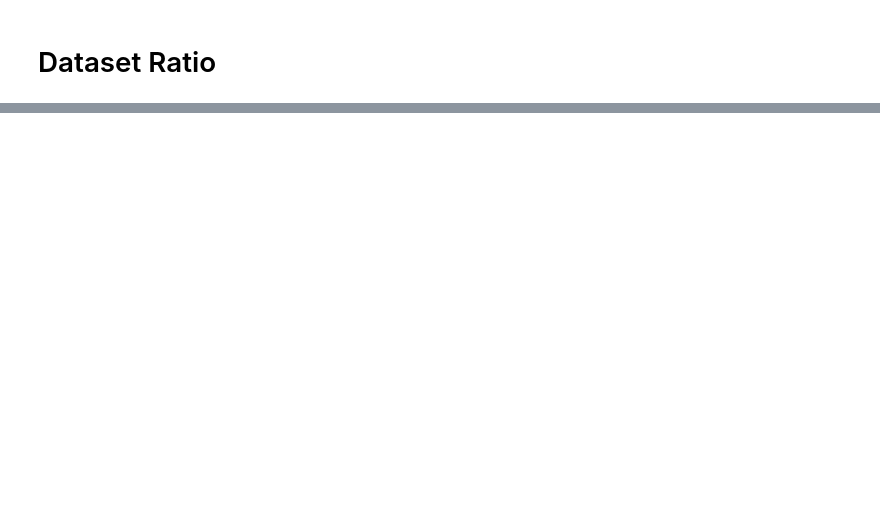
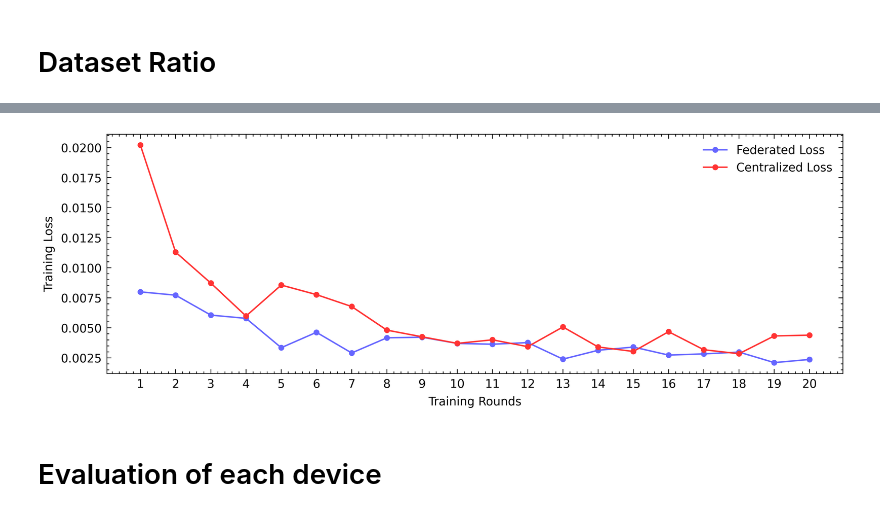
Before and after one commit to KL-DL-ML/federated-learning-autoencoder-anomaly-detection, a Jupyter notebook: evaluation.ipynb, the cells around one changed output, grey strips where cells are left out. Saved outputs shown, nothing was run; the diff lists cells and outputs as text; code cells hidden in the pictures; blank space fills up the shorter version.

```diff
--- a/evaluation.ipynb
+++ b/evaluation.ipynb
@@ -88,0 +89,19 @@ plt.show()
+# %%
+loss_distributed = [(1, 0.007995726075023413), (2, 0.007720753395309051), (3, 0.006061356669912736), (4, 0.005791679645578067), (5, 0.003349049249663949), (6, 0.0046305053401738405), (7, 0.002909042794878284), (8, 0.004172919162859519), (9, 0.004220400471240282), (10, 0.0037042145462085805), (11, 0.0036381978231171765), (12, 0.0037733128604789576), (13, 0.002396006602793932), (14, 0.0031342340322832265), (15, 0.003401408437639475), (16, 0.002734599867835641), (17, 0.002834363685299953), (18, 0.0029835276460895934), (19, 0.0021077191534762583), (20, 0.0023696079151704907)]
+loss_centralized = [(1, 0.020210760723550273), (2, 0.011303629732734), (3, 0.008725262360476969), (4, 0.005981516964965785), (5, 0.008560867010390607), (6, 0.007766905067955909), (7, 0.006774382897183942), (8, 0.004810561217016303), (9, 0.004256123997490554), (10, 0.003709195523251828), (11, 0.004003889320249857), (12, 0.0034351156654717093), (13, 0.005076047909426907), (14, 0.003408550343251382), (15, 0.0030358956325444563), (16, 0.004681511773022285), (17, 0.003178977523989395), (18, 0.0028483440431487034), (19, 0.004328048165012598), (20, 0.004392531590954457)]
+# %%
+count = [i[0] for i in loss_distributed]
+loss_dis = [i[1] for i in loss_distributed]
+loss_cen = [i[1] for i in loss_centralized]
+plt.figure(figsize=(9, 3))
+plt.plot(loss_dis, color='#6666FF', marker='.', linestyle='-', label='Federated Loss')
+plt.plot(loss_cen, color='#FF3333', marker='.', linestyle='-', label='Centralized Loss')
+plt.xticks(range(len(count)), count)
+plt.xlabel('Training Rounds')
+plt.ylabel('Training Loss')
+plt.legend()
+plt.show()
+# %% [output]
+[figure, added]
+# %% [markdown]
+# Evaluation of each device
```
Also changed, not shown: parts of 15 cells of this notebook, 8 other files.
